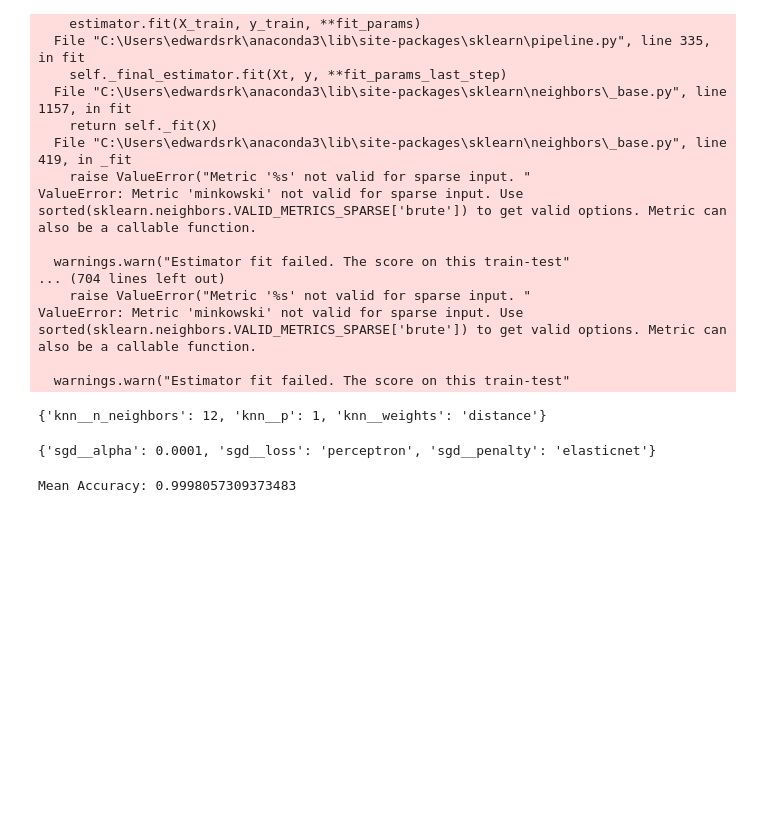
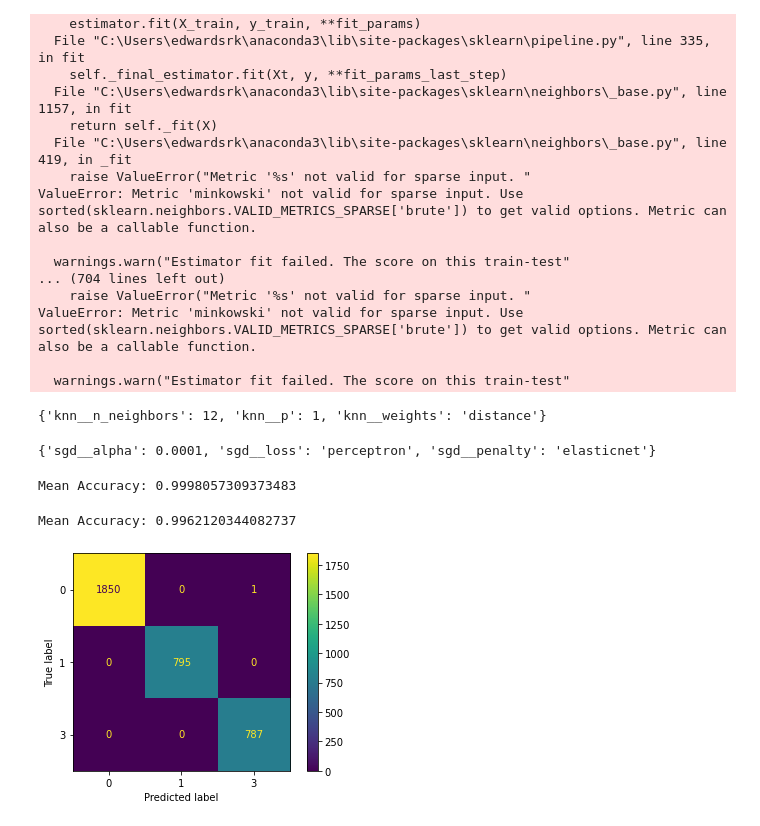
Before and after one commit to edwardsrk/depression-anxiety-tweets, a Jupyter notebook: Depression and Anxiety in Tweets.ipynb, the cells around one changed output. Drawn from its saved outputs; the diff is of its cells as text; code cells hidden in the pictures; blank space fills up the shorter version.

Commit message:
confusion matrix

```diff
--- a/Depression and Anxiety in Tweets.ipynb
+++ b/Depression and Anxiety in Tweets.ipynb
@@ -999,3 +999,14 @@ sgd_pipe_tuned.fit(X_train, y_train);
 print("Mean Accuracy:", cross_val_score(sgd_pipe_tuned, X_train, y_train).mean())
 # %% [output]
 Mean Accuracy: 0.9998057309373483
+# %%
+sgd_pipe_tuned.fit(X_train, y_train)
+
+test_preds = sgd_pipe_tuned.predict(X_test)
+sgd_acc = accuracy_score(y_test, test_preds)
+
+plot_confusion_matrix(sgd_pipe_tuned, X_test, y_test);
+print("Mean Accuracy:", cross_val_score(sgd_pipe_tuned, X_test, y_test).mean())
+# %% [output]
+Mean Accuracy: 0.9962120344082737
+[figure, added]
```
Also changed, not shown: parts of 2 cells of this notebook.
